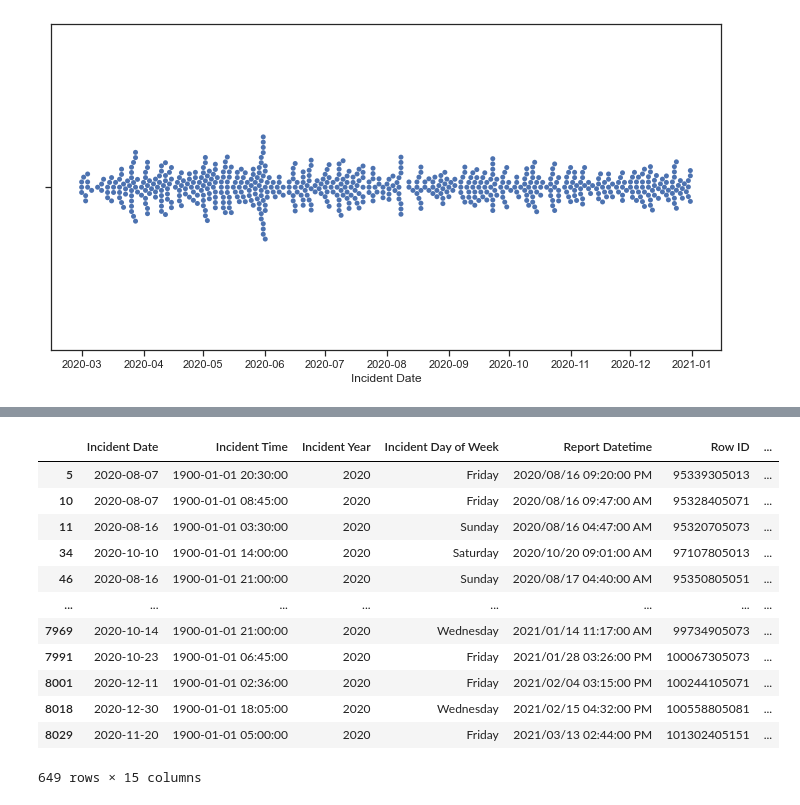
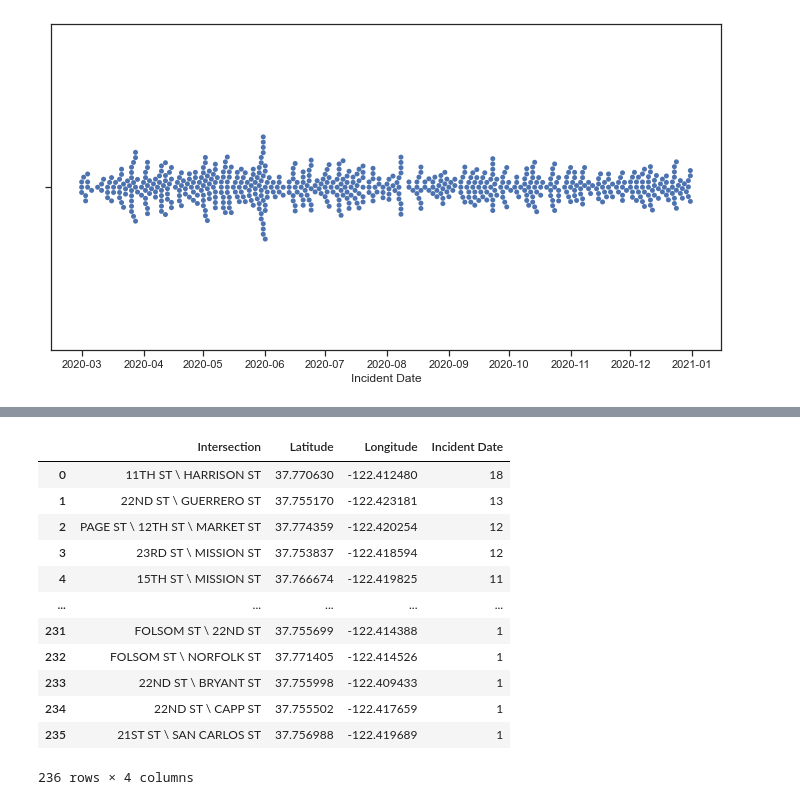
Before and after one commit to baharbiazar/San_Francisco_crime_EDA, a Jupyter notebook: src/sf_crime_analysis.ipynb, the cells around one changed output, grey strips where cells are left out. Saved outputs shown, nothing was run; the diff lists cells and outputs as text; code cells hidden in the pictures.

```diff
--- a/src/sf_crime_analysis.ipynb
+++ b/src/sf_crime_analysis.ipynb
@@ -272,3 +289,3 @@ ax = sns.swarmplot(x=mission_burg["Incident Date"], y = mission_burg['Intersecti
 # %%
-mission_burg_g= mission_burg.groupby('Intersection').count().reset_index()
+mission_burg_g= mission_burg.groupby(['Intersection' , 'Latitude', 'Longitude']).count().reset_index()
 #.sort_values(by = 'Row ID', ascending = False)
@@ -291,16 +291,0 @@ mission_burg_g
-# %%
-mission_burg
-# %% [output]
-|  | Incident Date | Incident Time | Incident Year | Incident Day of Week | Report Datetime | Row ID | ... |
-| 5 | 2020-08-07 | 1900-01-01 20:30:00 | 2020 | Friday | 2020/08/16 09:20:00 PM | 95339305013 | ... |
-| 10 | 2020-08-07 | 1900-01-01 08:45:00 | 2020 | Friday | 2020/08/16 09:47:00 AM | 95328405071 | ... |
-| 11 | 2020-08-16 | 1900-01-01 03:30:00 | 2020 | Sunday | 2020/08/16 04:47:00 AM | 95320705073 | ... |
-| 34 | 2020-10-10 | 1900-01-01 14:00:00 | 2020 | Saturday | 2020/10/20 09:01:00 AM | 97107805013 | ... |
-| 46 | 2020-08-16 | 1900-01-01 21:00:00 | 2020 | Sunday | 2020/08/17 04:40:00 AM | 95350805051 | ... |
-| ... | ... | ... | ... | ... | ... | ... | ... |
-| 7969 | 2020-10-14 | 1900-01-01 21:00:00 | 2020 | Wednesday | 2021/01/14 11:17:00 AM | 99734905073 | ... |
-| 7991 | 2020-10-23 | 1900-01-01 06:45:00 | 2020 | Friday | 2021/01/28 03:26:00 PM | 100067305073 | ... |
-| 8001 | 2020-12-11 | 1900-01-01 02:36:00 | 2020 | Friday | 2021/02/04 03:15:00 PM | 100244105071 | ... |
-| 8018 | 2020-12-30 | 1900-01-01 18:05:00 | 2020 | Wednesday | 2021/02/15 04:32:00 PM | 100558805081 | ... |
-| 8029 | 2020-11-20 | 1900-01-01 05:00:00 | 2020 | Friday | 2021/03/13 02:44:00 PM | 101302405151 | ... |
-649 rows × 15 columns
@@ -306,0 +294,18 @@ mission_burg
+# %%
+df_1 = mission_burg_g.sort_values(by = 'Row ID', ascending = False).reset_index(drop = True).iloc[:, :4]
+# %%
+df_1
+# %% [output]
+|  | Intersection | Latitude | Longitude | Incident Date |
+| 0 | 11TH ST \ HARRISON ST | 37.770630 | -122.412480 | 18 |
+| 1 | 22ND ST \ GUERRERO ST | 37.755170 | -122.423181 | 13 |
+| 2 | PAGE ST \ 12TH ST \ MARKET ST | 37.774359 | -122.420254 | 12 |
+| 3 | 23RD ST \ MISSION ST | 37.753837 | -122.418594 | 12 |
+| 4 | 15TH ST \ MISSION ST | 37.766674 | -122.419825 | 11 |
+| ... | ... | ... | ... | ... |
+| 231 | FOLSOM ST \ 22ND ST | 37.755699 | -122.414388 | 1 |
+| 232 | FOLSOM ST \ NORFOLK ST | 37.771405 | -122.414526 | 1 |
+| 233 | 22ND ST \ BRYANT ST | 37.755998 | -122.409433 | 1 |
+| 234 | 22ND ST \ CAPP ST | 37.755502 | -122.417659 | 1 |
+| 235 | 21ST ST \ SAN CARLOS ST | 37.756988 | -122.419689 | 1 |
+236 rows × 4 columns
```
Also changed, not shown: parts of 17 cells of this notebook, 19 other files.
